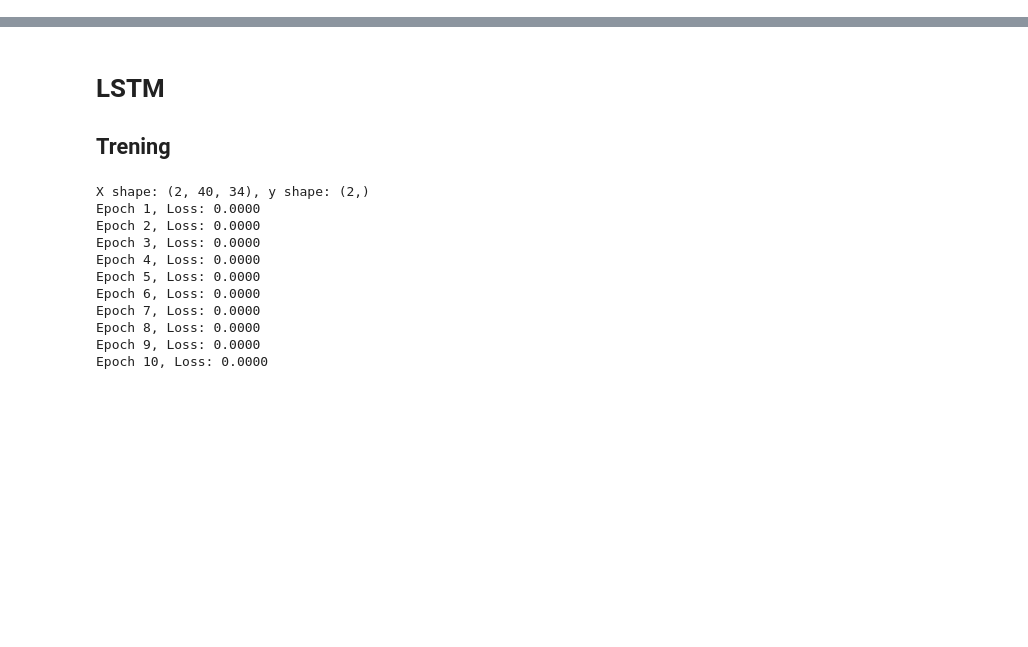
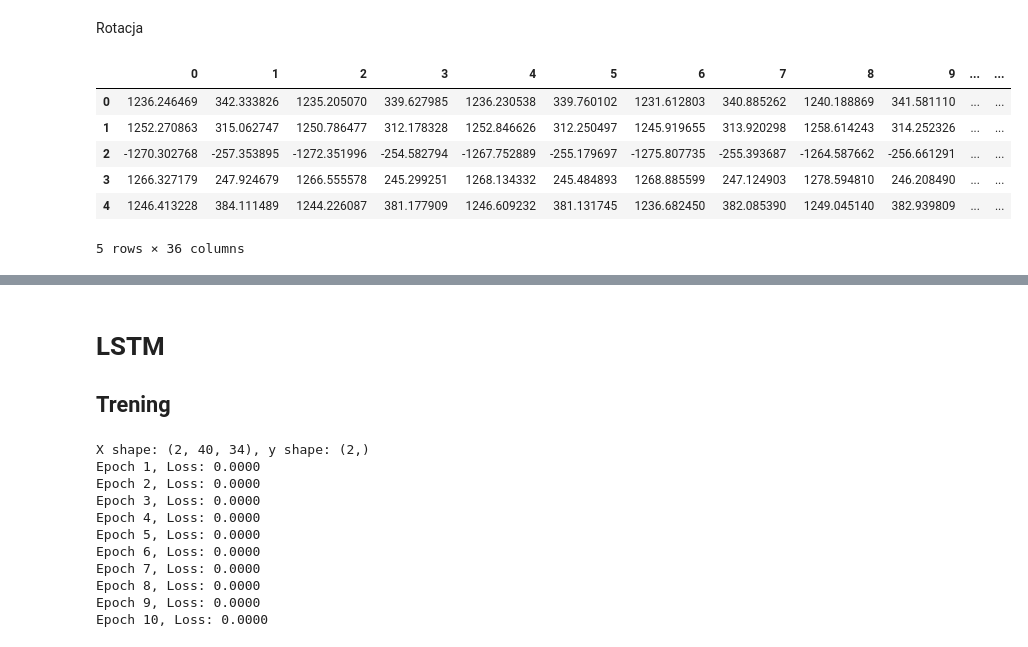
Before and after one commit to yoinker57/pracownia-problemowa, a Jupyter notebook: models/models.ipynb, the cells around one changed output, grey strips where cells are left out. Cells and saved outputs as stored; diff of their text form; code cells hidden in the pictures; blank space fills up the shorter version.

```diff
--- a/models/models.ipynb
+++ b/models/models.ipynb
@@ -50,0 +136,49 @@ print(df.head())
+# %% [markdown]
+Rotacja
+# %%
+def normalize_rotation(df: pd.DataFrame):
+    LEFT_HIP_X = "22"
+    LEFT_HIP_Y = "23"
+    RIGHT_HIP_X = "24"
+    RIGHT_HIP_Y = "25"
+
+    vx = df[RIGHT_HIP_X] - df[LEFT_HIP_X]
+    vy = df[RIGHT_HIP_Y] - df[LEFT_HIP_Y]
+    angle = np.arctan2(vy, vx)
+
+
+    # Extract X and Y columns
+    x_cols = [str(i) for i in range(0, 34, 2)]
+    y_cols = [str(i) for i in range(1, 34, 2)]
+
+    x = df[x_cols].values  # shape (N, 17)
+    y = df[y_cols].values  # shape (N, 17)
+
+    # Compute sin and cos of angles
+    cos_a = np.cos(angle.values.reshape(-1, 1))  # shape (N, 1)
+    sin_a = np.sin(angle.values.reshape(-1, 1))  # shape (N, 1)
+
+    # Apply rotation:
+    # x' = x * cos - y * sin
+    # y' = x * sin + y * cos
+    x_rot = x * cos_a - y * sin_a
+    y_rot = x * sin_a + y * cos_a
+
+    # Build rotated DataFrame
+    rotated = df.copy()
+    rotated[x_cols] = x_rot
+    rotated[y_cols] = y_rot
+
+    return rotated
+
+df = load('../pose_outputs_clicked', '../data/labeledFilms.csv')
+normalized = normalize_rotation(df)
+normalized.head()
+# %% [output]
+|  | 0 | 1 | 2 | 3 | 4 | 5 | 6 | 7 | 8 | 9 | ... | ... |
+| 0 | 1236.246469 | 342.333826 | 1235.205070 | 339.627985 | 1236.230538 | 339.760102 | 1231.612803 | 340.885262 | 1240.188869 | 341.581110 | ... | ... |
+| 1 | 1252.270863 | 315.062747 | 1250.786477 | 312.178328 | 1252.846626 | 312.250497 | 1245.919655 | 313.920298 | 1258.614243 | 314.252326 | ... | ... |
+| 2 | -1270.302768 | -257.353895 | -1272.351996 | -254.582794 | -1267.752889 | -255.179697 | -1275.807735 | -255.393687 | -1264.587662 | -256.661291 | ... | ... |
+| 3 | 1266.327179 | 247.924679 | 1266.555578 | 245.299251 | 1268.134332 | 245.484893 | 1268.885599 | 247.124903 | 1278.594810 | 246.208490 | ... | ... |
+| 4 | 1246.413228 | 384.111489 | 1244.226087 | 381.177909 | 1246.609232 | 381.131745 | 1236.682450 | 382.085390 | 1249.045140 | 382.939809 | ... | ... |
+5 rows × 36 columns
```
Also changed, not shown: parts of 11 cells of this notebook.
